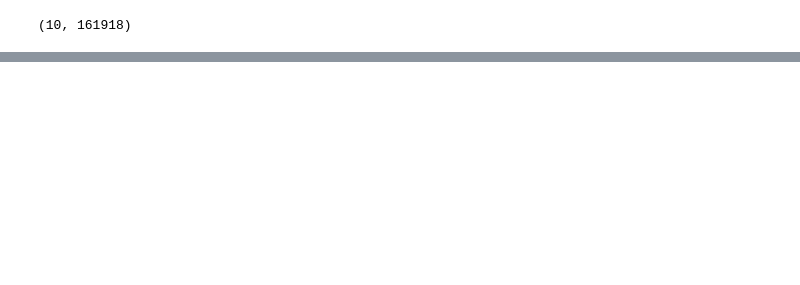
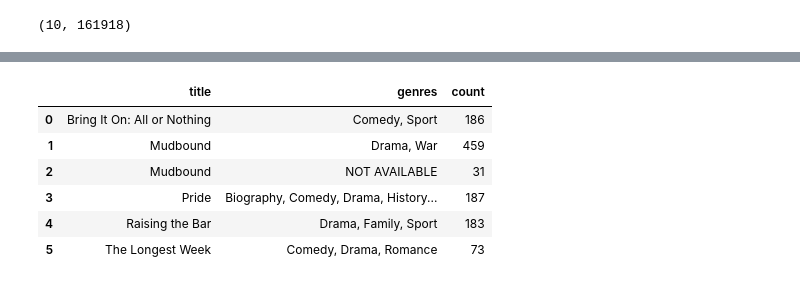
Before and after one commit to AbzalAidakhmetov/ADM-HW4, a Jupyter notebook: main.ipynb, the cells around one changed output, grey strips where cells are left out. Cells and saved outputs as stored; diff of their text form; code cells hidden in the pictures; blank space fills up the shorter version.

```diff
--- a/main.ipynb
+++ b/main.ipynb
@@ -148,14 +227,12 @@ __Note:__ At the end of the process, we expect to see at most five movies recomm
 # %%
 def fastCandidatePairs(sig_mat, b, r):
     n, d = sig_mat.shape
-    assert(n==b*r)
+
     hashbuckets = collections.defaultdict(set)
     bands = np.array_split(sig_mat, b, axis=0)
-    for i,band in enumerate(bands):
+    for i, band in enumerate(bands):
         for j in range(d):
-            # The last value must be made a string, to prevent accidental
-            # key collisions of r+1 integers when we really only want
-            # keys of r integers plus a band index
+            # The last value made a string to prevent colissions between bands
             band_id = tuple(list(band[:,j])+[str(i)])
             hashbuckets[band_id].add(j)
     bucket_candidates = list()
@@ -206,6 +332,8 @@ lsh_results
 # %%
+# Let us create an empy dataframe where we will put our recommendations for each user
 recommendations_df = pd.DataFrame(columns=['user_id', 'recommended_movies'])
 
+# Go through each user
 for user_id in user_ids:
     recommended_movies = []
 
@@ -227,19 +355,27 @@ for user_id in user_ids:
     common_movies = movies_first.intersection(movies_second)
     common_movies = [movie for movie in common_movies if movie not in df_target_movies]
 
+    # Go further if there are some common movies
     if common_movies:
+        # concatenate df_second under df_first
         combined_df = pd.concat([df_first, df_second])
+        # filter by common movies
         combined_df = combined_df[combined_df.title.isin(common_movies)]
+        # count the number of times each title was watched and sort them in descending order
         combined_df = combined_df.groupby('title').agg({'user_id': 'count'}).reset_index().sort_values(by='user_id', ascending=False)
+        # add those movies
         recommended_movies.extend(combined_df.title.tolist())
-
-    # Add movies from each user if needed
-    for df_user in [df_first, df_second]:
-        if len(recommended_movies) < 5:
-            top_movies = df_user.groupby('title').agg({'user_id':'count'}).reset_index().sort_values(by='user_id', ascending=False)
-            for movie in top_movies.title:
-                if len(recommended_movies) < 5 and movie not in recommended_movies and movie not in df_target_movies:
-                    recommended_movies.append(movie)
+    if len(recommended_movies) >= 5:
+        recommended_movies = recommended_movies[:6]
+    else:
+        # Add movies from each user if needed
+        for df_user in [df_first, df_second]:
+            if len(recommended_movies) < 5:
+                top_movies = df_user.groupby('title').agg({'user_id':'count'}).reset_index().sort_values(by='user_id', ascending=False)
+                for movie in top_movies.title:
+                    # check some edge cases
+                    if len(recommended_movies) < 5 and movie not in recommended_movies and movie not in df_target_movies:
+                        recommended_movies.append(movie)
 
     new_row = pd.DataFrame({'user_id': [user_id], 'recommended_movies': [recommended_movies]})
     recommendations_df = pd.concat([recommendations_df, new_row], ignore_index=True)
@@ -253,0 +412,10 @@ recommendations_df.recommended_movies.iloc[1]
+# %%
+df.loc[df.title.isin(movies)].groupby(by=['title', 'genres']).size().reset_index(name='count')
+# %% [output]
+|  | title | genres | count |
+| 0 | Bring It On: All or Nothing | Comedy, Sport | 186 |
+| 1 | Mudbound | Drama, War | 459 |
+| 2 | Mudbound | NOT AVAILABLE | 31 |
+| 3 | Pride | Biography, Comedy, Drama, History... | 187 |
+| 4 | Raising the Bar | Drama, Family, Sport | 183 |
+| 5 | The Longest Week | Comedy, Drama, Romance | 73 |
```
Also changed, not shown: parts of 41 cells of this notebook.
